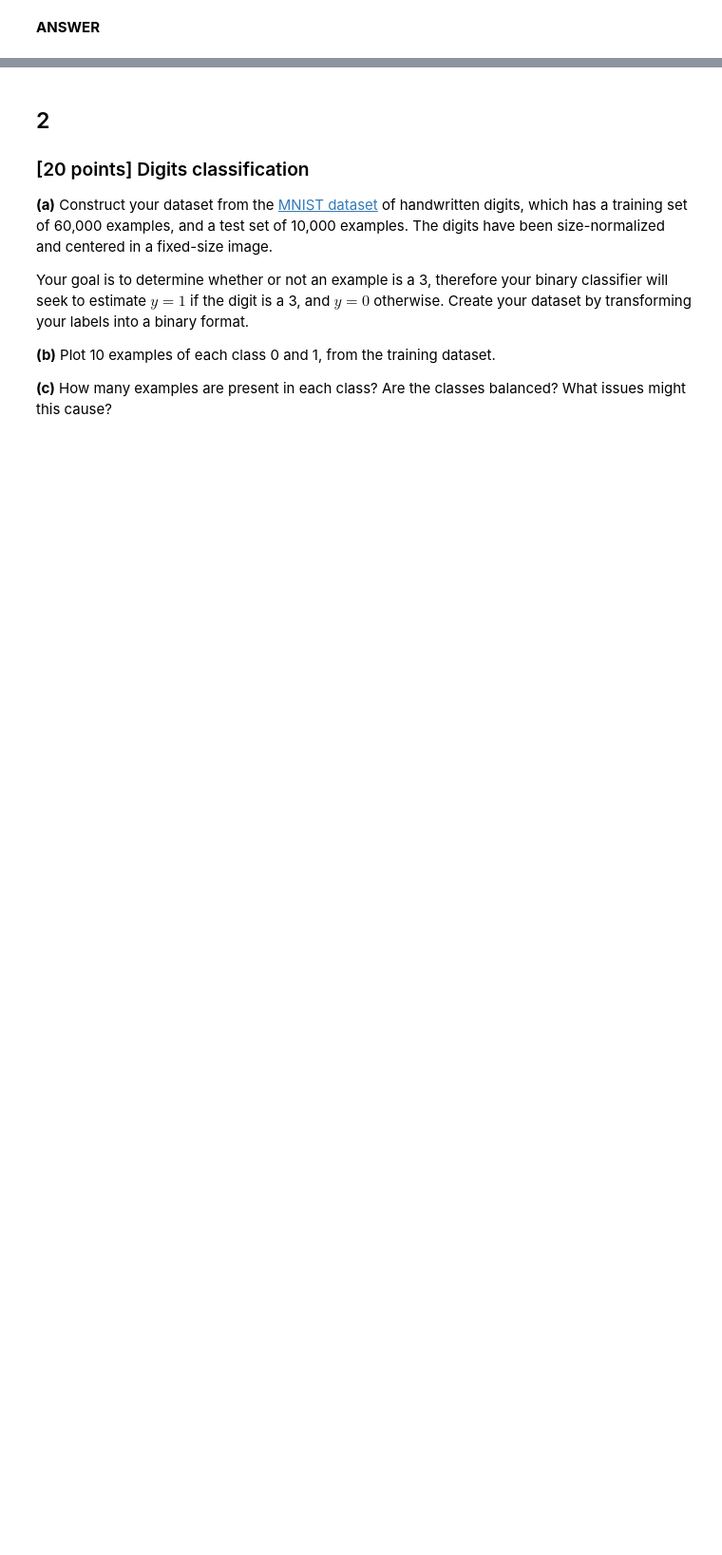
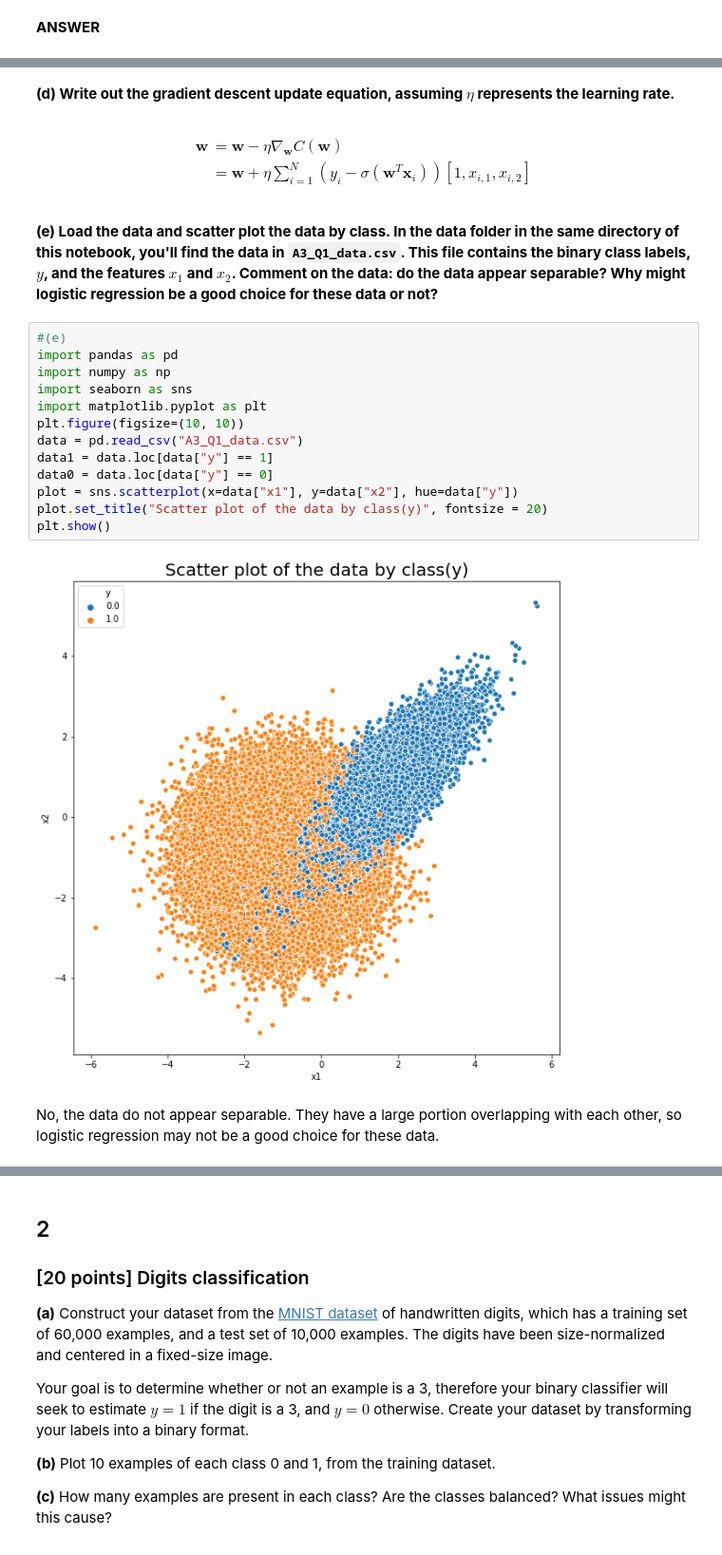
Before and after one commit to you-juli/machine-learning-course, a Jupyter notebook: Assignment 3.ipynb, the cells around one changed output, grey strips where cells are left out. Shown at 95% size. Drawn from its saved outputs; the diff is of its cells as text; blank space fills up the shorter version.

```diff
--- a/Assignment 3.ipynb
+++ b/Assignment 3.ipynb
@@ -238,0 +135,29 @@ logReg.fit(x_train, y_train, x_test, y_test, learningRate=0.1)
+# %% [markdown]
+**(d) Write out the gradient descent update equation, assuming $\eta$ represents the learning rate.**
+# %% [markdown]
+$$
+\begin{aligned}
+\mathbf{w}
+&= \mathbf{w} - \eta \nabla_{\mathbf{w}}C(\mathbf{w})\\
+&= \mathbf{w} + \eta \sum_{i=1}^{N}(y_{i}-\sigma(\mathbf{w}^T \mathbf{x}_i))[1,x_{i,1},x_{i,2}]\\
+\end{aligned}
+$$
+# %% [markdown]
+**(e) Load the data and scatter plot the data by class. In the data folder in the same directory of this notebook, you'll find the data in `A3_Q1_data.csv`. This file contains the binary class labels, $y$, and the features $x_1$ and $x_2$.  Comment on the data: do the data appear separable? Why might logistic regression be a good choice for these data or not?**
+# %%
+#(e)
+import pandas as pd
+import numpy as np
+import seaborn as sns
+import matplotlib.pyplot as plt
+plt.figure(figsize=(10, 10))
+data = pd.read_csv("A3_Q1_data.csv")
+data1 = data.loc[data["y"] == 1]
+data0 = data.loc[data["y"] == 0]
+plot = sns.scatterplot(x=data["x1"], y=data["x2"], hue=data["y"])
+plot.set_title("Scatter plot of the data by class(y)", fontsize = 20)
+plt.show()
+# %% [output]
+[figure, added]
+# %% [markdown]
+No, the data do not appear separable. They have a large portion overlapping with each other, so logistic regression may not be a good choice for these data.
```
Also changed, not shown: parts of 96 cells of this notebook.
